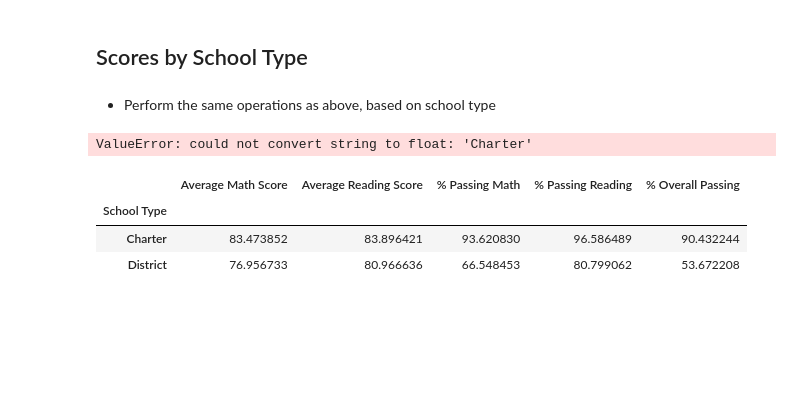
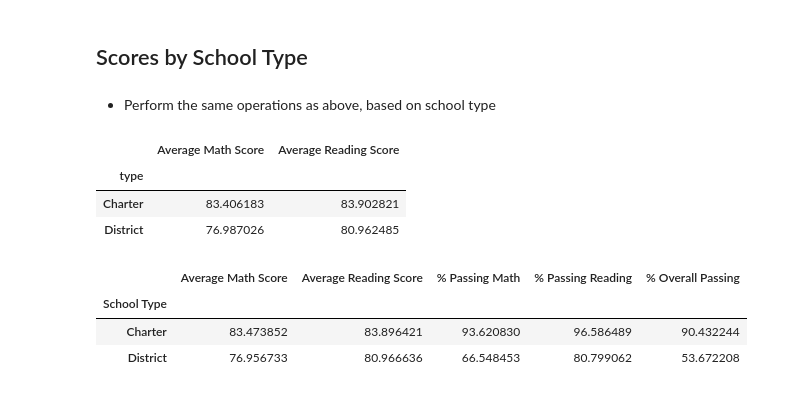
Before and after one commit to paulywog13/pandas-challenge, a Jupyter notebook: PyCitySchools/PyCitySchools_starter.ipynb, the cells around one changed output. Drawn from its saved outputs; the diff is of its cells as text; code cells hidden in the pictures; blank space fills up the shorter version.

```diff
--- a/PyCitySchools/PyCitySchools_starter.ipynb
+++ b/PyCitySchools/PyCitySchools_starter.ipynb
@@ -447,29 +449,32 @@ size_perc_overall
 # %%
 #school_type = ["Charter", "District"]
 #type_bins = ["Charter", "District"]
-school_data_complete["School Type"]= pd.cut(school_data_complete["type"], school_type, labels= type_bins)
-#type_students = school_data_complete.groupby(["type"])
+#school_data_complete["School Type"]= pd.cut(school_data_complete["type"], school_type, labels= type_bins)
+type_students = school_data_complete.groupby(["type"])
 school_math_avg = school_data_complete.groupby(["type"]).mean()["math_score"]
 school_reading_avg = school_data_complete.groupby(["type"]).mean()["reading_score"]
 
 percent_passing_math_type = school_data_complete[school_data_complete["math_score"]>=70].groupby("type")["Student ID"].count()/school_students["Student ID"].count()*100
 
 percent_passing_reading_type = school_data_complete[school_data_complete["reading_score"]>=70].groupby(["type"])["Student ID"].count()/school_students["Student ID"].count()*100
 percent_overall_passing_type = school_data_complete[(school_data_complete["math_score"]>=70) &
                            (school_data_complete["reading_score"]>=70)].groupby(["type"])["Student ID"].count()/school_students["Student ID"].count()*100
 type_math_reading = pd.merge(school_math_avg, school_reading_avg, on=["type"])
 type_math_reading = type_math_reading.rename(columns = {"math_score": "Average Math Score",
                                                         "reading_score": "Average Reading Score"})
 #type_perc_math = pd.merge(type_math_reading, percent_passing_math, on=["type"])
 #type_perc_math = type_perc_math.rename(columns = {"Student ID": "% Passing Math"})
 #type_perc_reading = pd.merge(type_perc_math, percent_passing_reading, on=["type"])
 #type_perc_reading = type_perc_reading.rename(columns = {"Student ID": "% Passing Reading"})
 #type_perc_overall = pd.merge(type_perc_reading, percent_overall_passing, on=["type"])
 #type_perc_overall = type_perc_overall.rename(columns = {"Student ID": "% Ovarall Passing"})
 
-percent_passing_math
+type_math_reading
 # %% [output]
-ValueError: could not convert string to float: 'Charter'
+|  | Average Math Score | Average Reading Score |
+| type |  |  |
+| Charter | 83.406183 | 83.902821 |
+| District | 76.987026 | 80.962485 |
 # %%
 # %% [output]
 |  | Average Math Score | Average Reading Score | % Passing Math | % Passing Reading | % Overall Passing |
```
Also changed, not shown: parts of 1 cell of this notebook.
